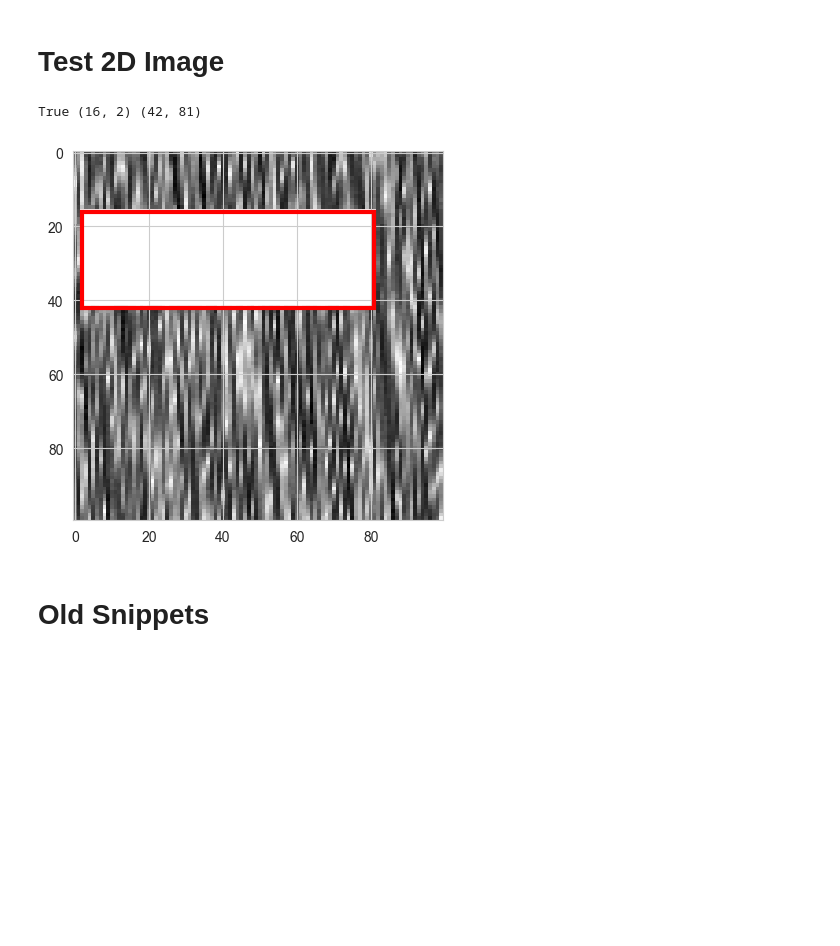
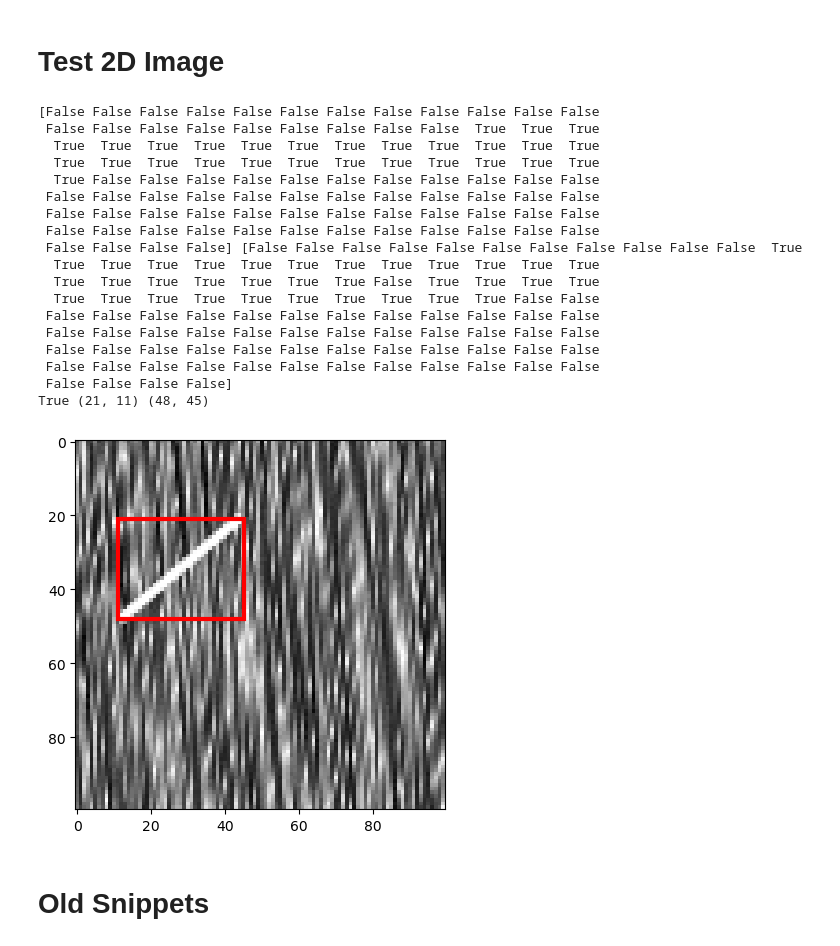
Before and after one commit to JonasEmrich/Wild-Bootstrap-Tests, a Jupyter notebook: wild_bootstrap.ipynb, the cells around one changed output. Cells and saved outputs as stored; diff of their text form; code cells hidden in the pictures; blank space fills up the shorter version.

```diff
--- a/wild_bootstrap.ipynb
+++ b/wild_bootstrap.ipynb
@@ -120,16 +118,38 @@ plt.show()
 # Test 2D Image
 # %%
 folders = ["no_defect_images", "defect_images"]
-X,X_hat = load_images(folders, target_size=(100, 100))
+X,X_hat = load_images(folders, target_size=(100, 100), detrend=False)
 y = X_hat[1]
 # %%
-BS = Bootstrap(method="wild", kernel_function="bartlett_priestley_kernel")
-defect, minpoint, maxpoint =BS.test_image(X[0],y, B = 50, h= 0.02, g = 0.04)
+# h_r = 0.005 h_c = 0.01 kernel_function="gaussian_kernel"
+
+h_r = 0.005
+h_c = 0.01
+factor = 10
+BS = Bootstrap(method="wild", kernel_function="gaussian_kernel")
+defect, minpoint, maxpoint = BS.test_image(X[0],y, B=500, h=(h_r, h_c), g=(h_r*factor, h_c*factor))
 print(defect, minpoint, maxpoint)
 plot_defect_area(y, minpoint, maxpoint)
 # %% [output]
-True (16, 2) (42, 81)
+[False False False False False False False False False False False False
+ False False False False False False False False False  True  True  True
+  True  True  True  True  True  True  True  True  True  True  True  True
+  True  True  True  True  True  True  True  True  True  True  True  True
+  True False False False False False False False False False False False
+ False False False False False False False False False False False False
+ False False False False False False False False False False False False
+ False False False False False False False False False False False False
+ False False False False] [False False False False False False False False False False False  True
+  True  True  True  True  True  True  True  True  True  True  True  True
+  True  True  True  True  True  True  True False  True  True  True  True
+  True  True  True  True  True  True  True  True  True  True False False
+ False False False False False False False False False False False False
+ False False False False False False False False False False False False
+ False False False False False False False False False False False False
+ False False False False False False False False False False False False
+ False False False False]
+True (21, 11) (48, 45)
-[figure, old version]
+[figure, new version]
 # %% [markdown]
 # Old Snippets
 # %%
```
Also changed, not shown: parts of 8 cells of this notebook, 2 other files.
